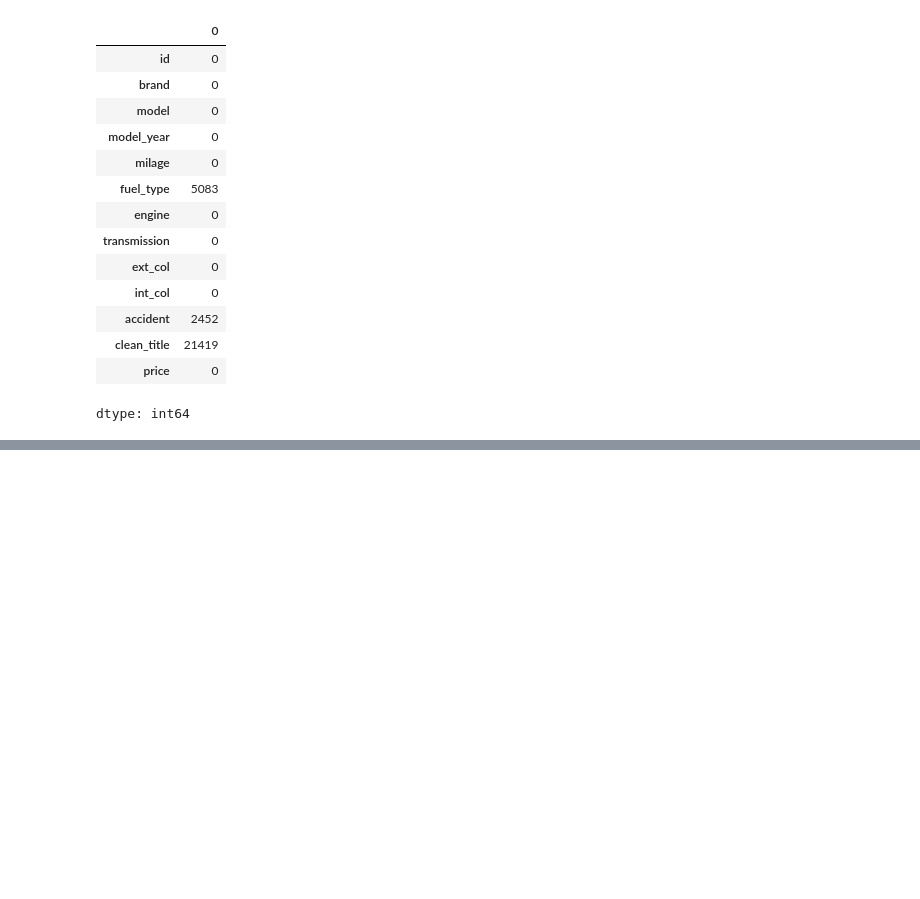
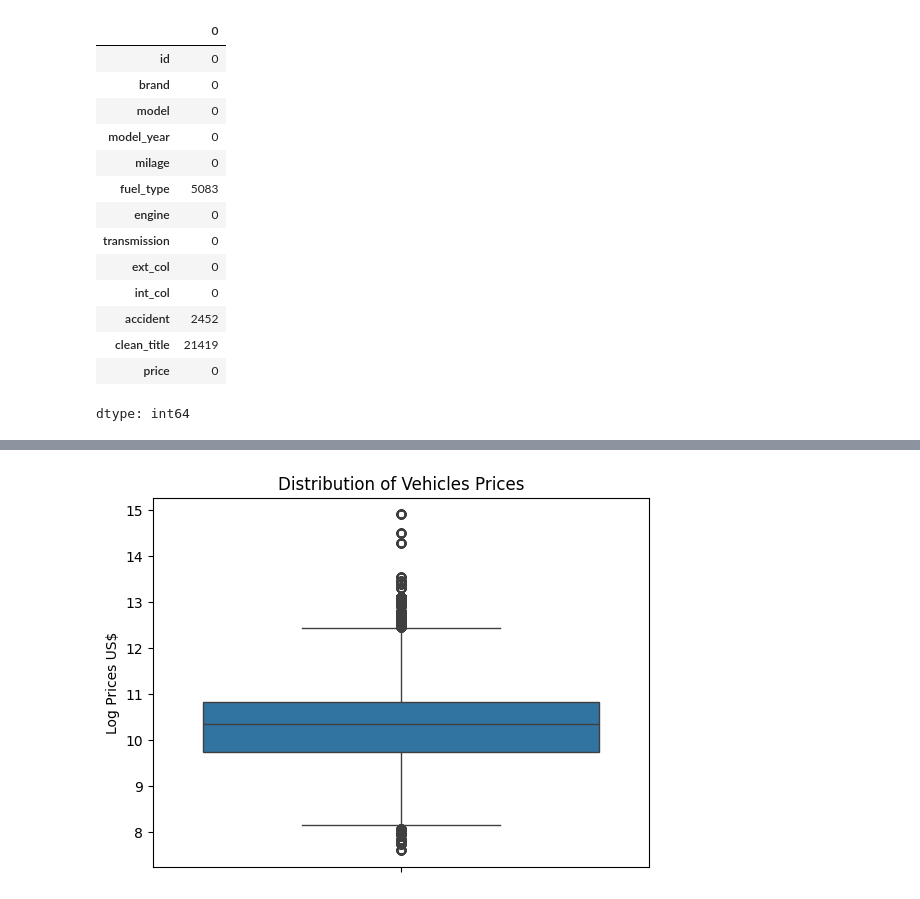
Before and after one commit to andrerizzo/Used_Cars_Price_Prediction, a Jupyter notebook: Used_Cars_Price_Prediction_v1.ipynb, the cells around one changed output, grey strips where cells are left out. Drawn from its saved outputs; the diff is of its cells as text; code cells hidden in the pictures; blank space fills up the shorter version.

```diff
--- a/Used_Cars_Price_Prediction_v1.ipynb
+++ b/Used_Cars_Price_Prediction_v1.ipynb
@@ -208,0 +343,7 @@ Número de observações repetidas: 0
+# %%
+ax = sns.boxplot(np.log(df['price']))
+plt.title('Distribution of Vehicles Prices')
+ax.set_ylabel('Log Prices US$')
+plt.show()
+# %% [output]
+[figure, added]
```
Also changed, not shown: parts of 65 cells of this notebook.
